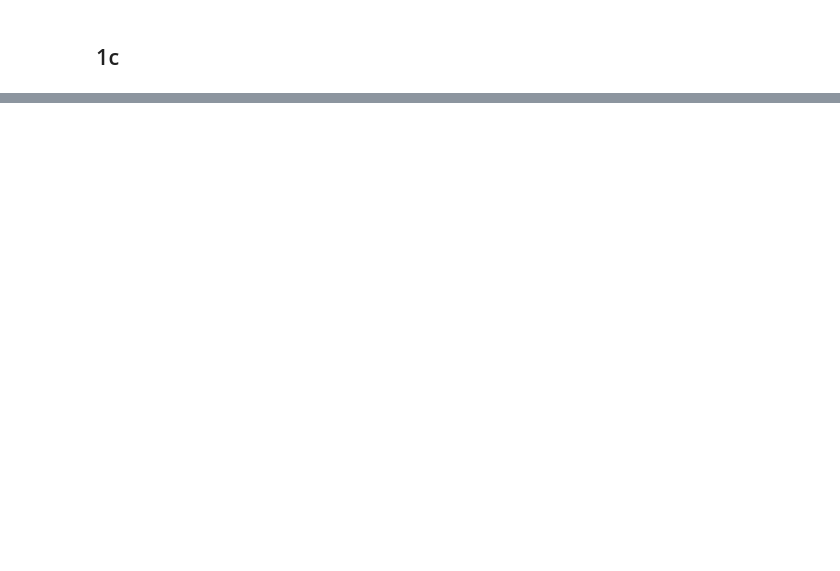
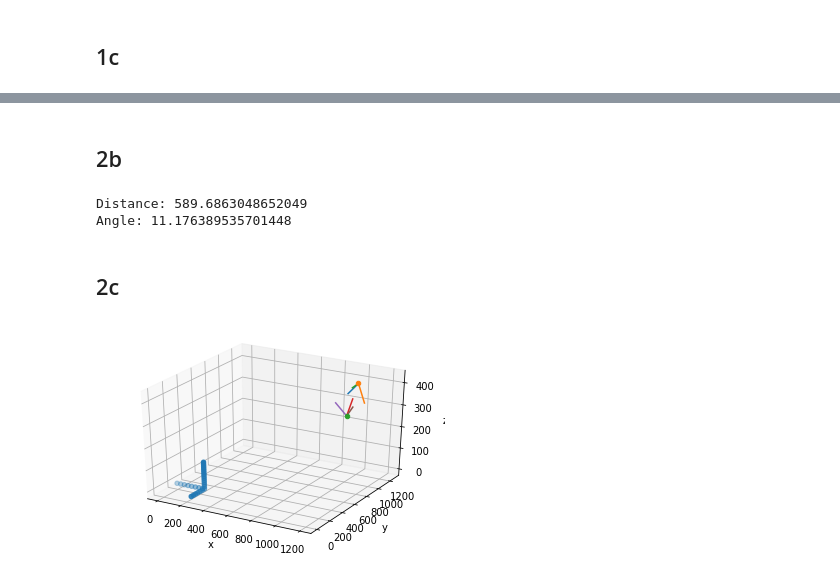
Before and after one commit to Michael-Shepherd/ComputerVision, a Jupyter notebook: Assignment3/Untitled.ipynb, the cells around one changed output, grey strips where cells are left out. Cells and saved outputs as stored; diff of their text form; code cells hidden in the pictures; blank space fills up the shorter version.

```diff
--- a/Assignment3/Untitled.ipynb
+++ b/Assignment3/Untitled.ipynb
@@ -208,0 +220,5 @@ LinAlgError: Singular matrix
+# %%
+K1,R1,c1 = decomposeP(P1)
+print(scale(K1))
+print(R1)
+print(c1)
@@ -208,0 +251,5 @@ LinAlgError: Singular matrix
+# %%
+K2,R2,c2 = decomposeP(P2)
+print(scale(K2))
+print(R2)
+print(c2)
@@ -208,0 +264,59 @@ LinAlgError: Singular matrix
+# %% [markdown]
+## 2b
+# %%
+dist = np.sqrt(np.sum((c1-c2)**2, axis=0))
+vec = [0,0,1]
+v1 = np.dot(R1, vec)
+v2 = np.dot(R2, vec)
+m1 = 1
+m2 = 1
+angle = np.arccos(abs(np.dot(v1, v2)))
+
+print(f"Distance: {dist}")
+print(f"Angle: {np.rad2deg(angle)}")
+# %% [output]
+Distance: 589.6863048652049
+Angle: 11.176389535701448
+# %% [markdown]
+## 2c
+# %%
+def plot_cameras_3d(c1, R1,c2, R2):
+    starts = np.array([[0,0,0],[0,0,0],[0,0,0]])
+    ends = np.array([[100,0,0], [0,100,0], [0,0,100]])
+
+    fig = plt.figure()
+    ax = fig.add_subplot(projection='3d')
+    ax.scatter([x[0] for x in pts],[x[1] for x in pts] ,[x[2] for x in pts])
+    ax.scatter(c1[0],c1[1],c1[2])
+    ax.scatter(c2[0],c2[1],c2[2])
+
+    starts_1 = [R1.dot(x) + c1 for x in starts]
+    ends_1 = [R1.dot(x) + c1 for x in ends]
+    starts_x = [x[0] for x in starts_1]
+    starts_y = [x[1] for x in starts_1]
+    starts_z = [x[2] for x in starts_1]
+    ends_x = [x[0] for x in ends_1]
+    ends_y = [x[1] for x in ends_1]
+    ends_z = [x[2] for x in ends_1]
+    for i in range(3):
+        ax.plot([starts_x[i], ends_x[i]], [starts_y[i],ends_y[i]],zs=[starts_z[i],ends_z[i]])
+
+    starts_2 = [R2.dot(x) + c2 for x in starts]
+    ends_2 = [R2.dot(x) + c2 for x in ends]
+    starts_x = [x[0] for x in starts_2]
+    starts_y = [x[1] for x in starts_2]
+    starts_z = [x[2] for x in starts_2]
+    ends_x = [x[0] for x in ends_2]
+    ends_y = [x[1] for x in ends_2]
+    ends_z = [x[2] for x in ends_2]
+    for i in range(3):
+        ax.plot([starts_x[i], ends_x[i]], [starts_y[i],ends_y[i]],zs=[starts_z[i],ends_z[i]])
+
+    ax.set_xlabel('x')
+    ax.set_ylabel('y')
+    ax.set_zlabel('z')
+    plt.show()
+
+plot_cameras_3d(c1, R1,c2, R2)
+# %% [output]
+[figure, added]
```
Also changed, not shown: parts of 12 cells of this notebook.
